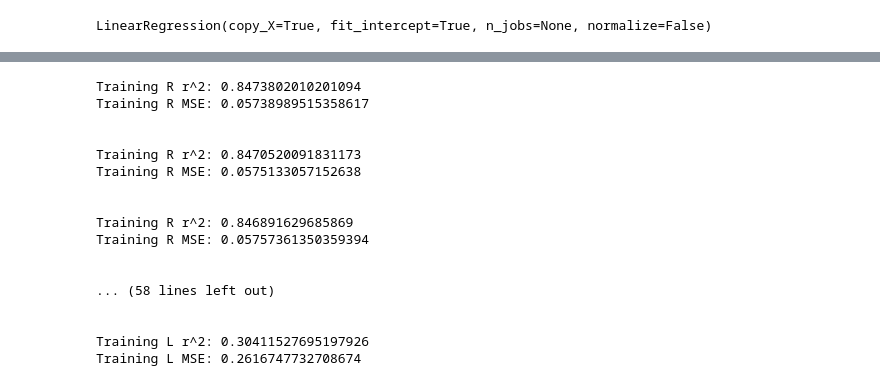
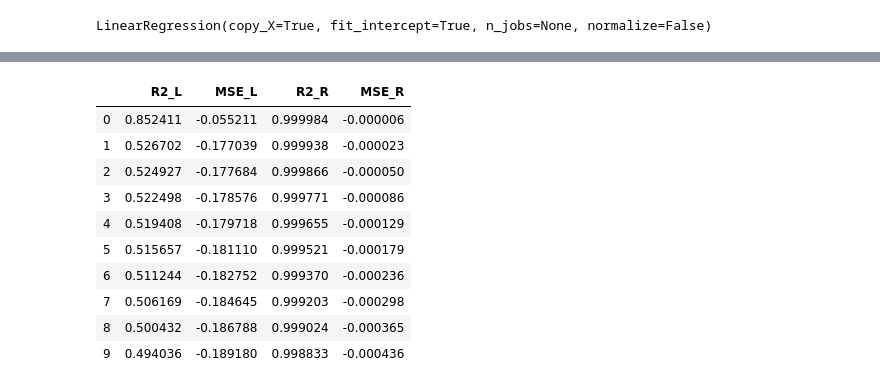
Before and after one commit to nielsbclausen/Mod_4_Project, a Jupyter notebook: Niels_nb.ipynb, the cells around one changed output, grey strips where cells are left out. Saved outputs shown, nothing was run; the diff lists cells and outputs as text; code cells hidden in the pictures.

```diff
--- a/Niels_nb.ipynb
+++ b/Niels_nb.ipynb
@@ -456,34 +495,40 @@ Test Error Unpenalized Linear Model 444264.30232243025
-# %%
-# Ridge
-for i in np.arange(1,10):
-    ridge = Ridge(alpha = i)
-    ridge.fit(X_train, y_train)
-    print('Training R r^2:', ridge.score(X_train, y_train))
-    print('Training R MSE:', mean_squared_error(y_train, ridge.predict(X_train)))
-    print('\n')
-
-# Lasso
-for i in np.arange(1,11):
-    lasso = Lasso(alpha=i)
-    lasso.fit(X_train, y_train)
-    print('Training L r^2:', lasso.score(X_train, y_train))
-    print('Training L MSE:', mean_squared_error(y_train, lasso.predict(X_train)))
-    print('\n')
-# %% [output]
-Training R r^2: 0.8473802010201094
-Training R MSE: 0.05738989515358617
-
-
-Training R r^2: 0.8470520091831173
-Training R MSE: 0.0575133057152638
-
-
-Training R r^2: 0.846891629685869
-Training R MSE: 0.05757361350359394
-
-
-... (58 lines left out)
-
-
-Training L r^2: 0.30411527695197926
-Training L MSE: 0.2616747732708674
+# %%
+def Regularisation(X, y, r, t):
+
+    r2r = []
+    mser = []
+
+    for i in np.arange(1,r):
+        ridge = Ridge(alpha = i)
+        ridge.fit(X, y)
+        model_scores = cross_validate(ridge, X, y, scoring=('r2', 'neg_mean_squared_error'), cv=5,return_train_score=True)
+        r2r.append(np.mean(model_scores['test_r2']))
+        mser.append(np.mean(model_scores['test_neg_mean_squared_error']))
+
+
+    r2l = []
+    msel = []
+
+    for i in np.linspace(0.1, t, 10):
+        lasso = Lasso(alpha=i)
+        lasso.fit(X, y)
+        model_scores = cross_validate(lasso, X, y, scoring=('r2', 'neg_mean_squared_error'), cv=5,return_train_score=True)
+        r2l.append(np.mean(model_scores['test_r2']))
+        msel.append(np.mean(model_scores['test_neg_mean_squared_error']))
+
+    return pd.DataFrame({'R2_L':r2l, 'MSE_L':msel, 'R2_R':r2r, 'MSE_R':mser})
+# %%
+reg = Regularisation(X_train, y_train, 11, 1)
+reg
+# %% [output]
+|  | R2_L | MSE_L | R2_R | MSE_R |
+| 0 | 0.852411 | -0.055211 | 0.999984 | -0.000006 |
+| 1 | 0.526702 | -0.177039 | 0.999938 | -0.000023 |
+| 2 | 0.524927 | -0.177684 | 0.999866 | -0.000050 |
+| 3 | 0.522498 | -0.178576 | 0.999771 | -0.000086 |
+| 4 | 0.519408 | -0.179718 | 0.999655 | -0.000129 |
+| 5 | 0.515657 | -0.181110 | 0.999521 | -0.000179 |
+| 6 | 0.511244 | -0.182752 | 0.999370 | -0.000236 |
+| 7 | 0.506169 | -0.184645 | 0.999203 | -0.000298 |
+| 8 | 0.500432 | -0.186788 | 0.999024 | -0.000365 |
+| 9 | 0.494036 | -0.189180 | 0.998833 | -0.000436 |
```
Also changed, not shown: parts of 12 cells of this notebook.
